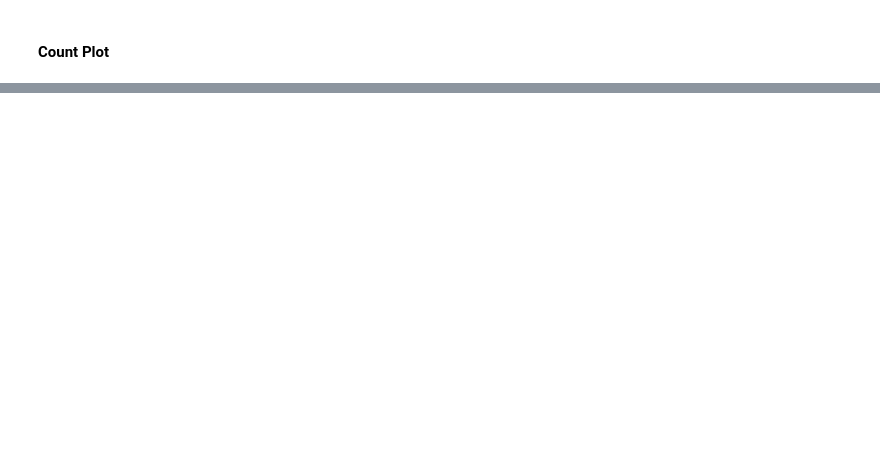
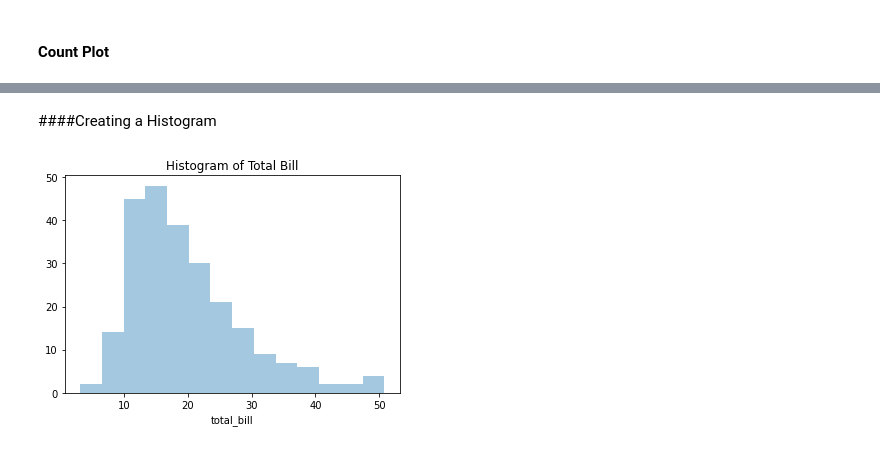
Before and after one commit to Gokulvasan-V/Coursera_practice, a Jupyter notebook: Understanding_and_Visualizing_Data_with_Python.ipynb, the cells around one changed output, grey strips where cells are left out. Drawn from its saved outputs; the diff is of its cells as text; code cells hidden in the pictures; blank space fills up the shorter version.

```diff
--- a/Understanding_and_Visualizing_Data_with_Python.ipynb
+++ b/Understanding_and_Visualizing_Data_with_Python.ipynb
@@ -639,0 +660,7 @@ plt.show()
+# %%
+# We first need to import the packages that we will be using
+import seaborn as sns # For plotting
+import matplotlib.pyplot as plt # For showing plots
+
+# Load in the data set
+tips_data = sns.load_dataset("tips")
@@ -639,0 +690,8 @@ plt.show()
+# %% [markdown]
+####Creating a Histogram
+# %%
+# Plot a histogram of the total bill
+sns.distplot(tips_data["total_bill"], kde = False).set_title("Histogram of Total Bill")
+plt.show()
+# %% [output]
+[figure, added]
```
Also changed, not shown: parts of 27 cells of this notebook.
